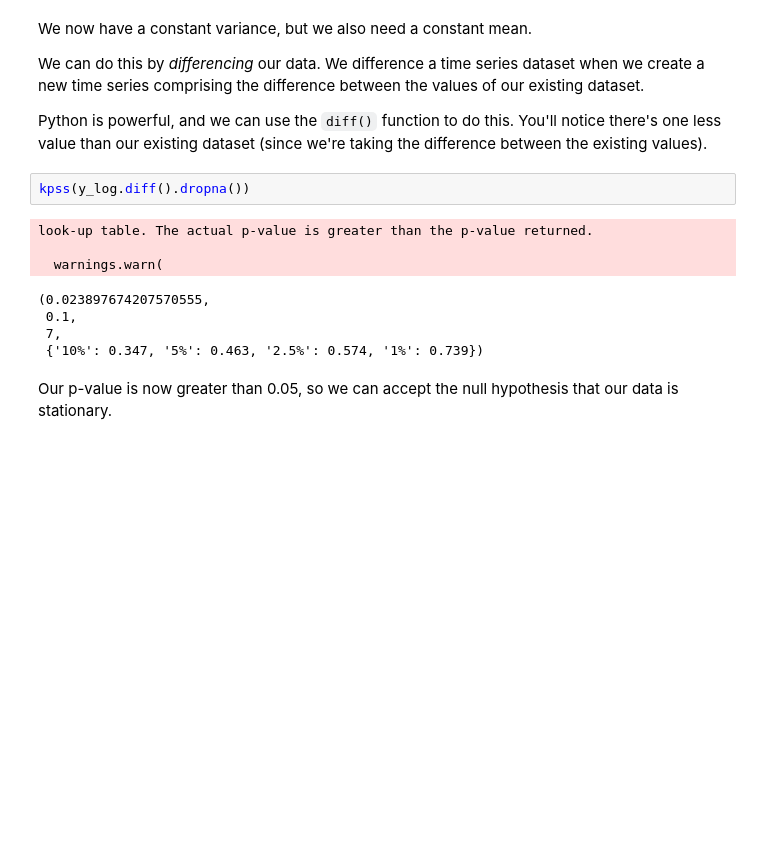
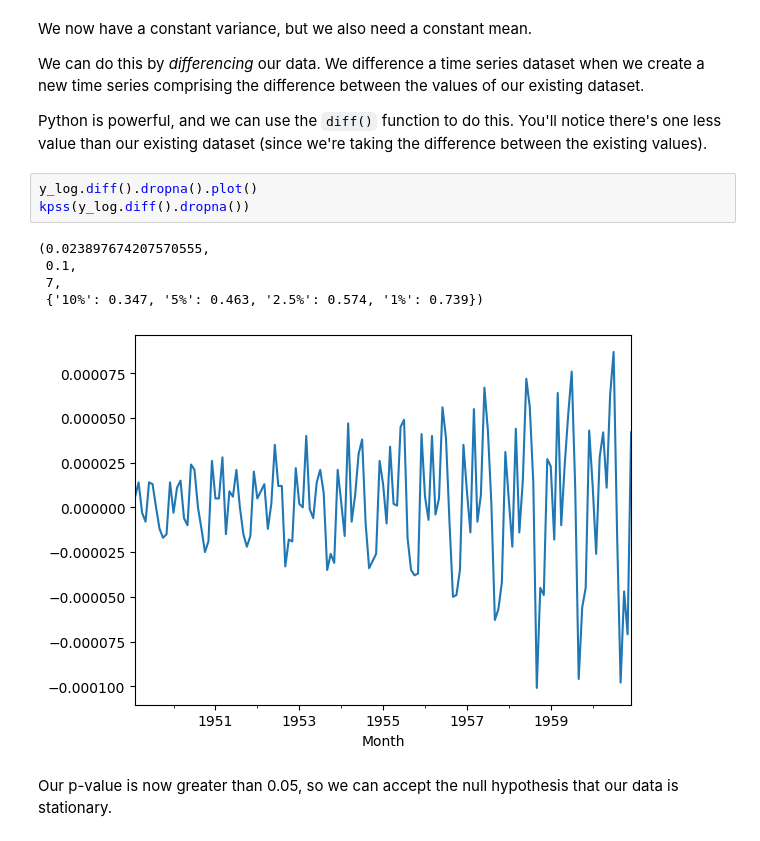
Before and after one commit to xonic64/dsc, a Jupyter notebook: Generalist Specialization/Unit 21 - A Deep Dive into Time Series Analysis/21.1.2 - Cowboy Cigarettes - A Time Series Investigation/Cowboy Cigarettes Case Study - Tier 3.ipynb, the cells around one changed output. Saved outputs shown, nothing was run; the diff lists cells and outputs as text; blank space fills up the shorter version.

```diff
--- a/Generalist Specialization/Unit 21 - A Deep Dive into Time Series Analysis/21.1.2 - Cowboy Cigarettes - A Time Series Investigation/Cowboy Cigarettes Case Study - Tier 3.ipynb
+++ b/Generalist Specialization/Unit 21 - A Deep Dive into Time Series Analysis/21.1.2 - Cowboy Cigarettes - A Time Series Investigation/Cowboy Cigarettes Case Study - Tier 3.ipynb
@@ -285,14 +301,13 @@ We can do this by *differencing* our data. We difference a time series dataset w
 
 Python is powerful, and we can use the `diff()` function to do this. You'll notice there's one less value than our existing dataset (since we're taking the difference between the existing values).
 # %%
+y_log.diff().dropna().plot()
 kpss(y_log.diff().dropna())
 # %% [output]
-look-up table. The actual p-value is greater than the p-value returned.
-
-  warnings.warn(
+(0.023897674207570555,
+ 0.1,
+ 7,
+ {'10%': 0.347, '5%': 0.463, '2.5%': 0.574, '1%': 0.739})
-(0.023897674207570555,
- 0.1,
- 7,
- {'10%': 0.347, '5%': 0.463, '2.5%': 0.574, '1%': 0.739})
+[figure, added]
 # %% [markdown]
 Our p-value is now greater than 0.05, so we can accept the null hypothesis that our data is stationary.
```
Also changed, not shown: parts of 12 cells of this notebook.
